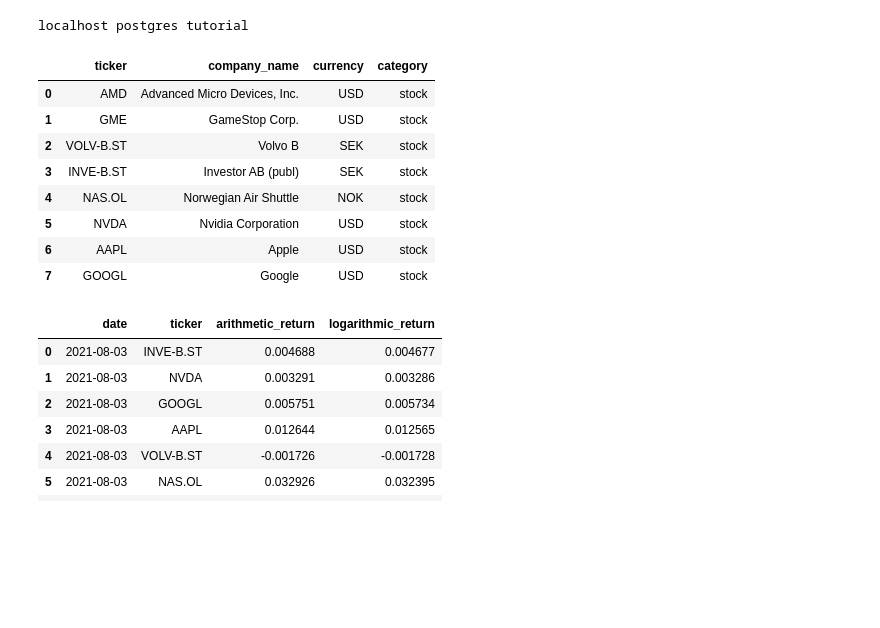
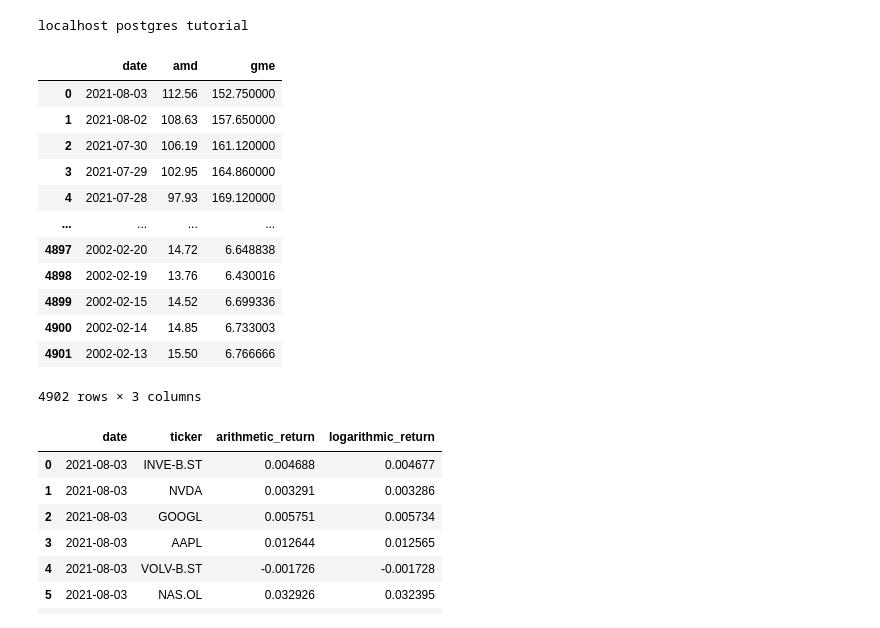
Before and after one commit to ErikLundin98/Finance_Screener, a Jupyter notebook: server/portfolio_testing.ipynb, the cells around one changed output. Cells and saved outputs as stored; diff of their text form; code cells hidden in the pictures; blank space fills up the shorter version.

```diff
--- a/server/portfolio_testing.ipynb
+++ b/server/portfolio_testing.ipynb
@@ -8,16 +8,22 @@ localhost postgres tutorial
 # %%
 # load tickers to include in portfolio
 dm.query_df('SELECT * FROM used_tickers')
+
+dm.query_df(dm.data_query('SELECT iterate_test()')[0][0])
 # %% [output]
-|  | ticker | company_name | currency | category |
-| 0 | AMD | Advanced Micro Devices, Inc. | USD | stock |
-| 1 | GME | GameStop Corp. | USD | stock |
-| 2 | VOLV-B.ST | Volvo B | SEK | stock |
-| 3 | INVE-B.ST | Investor AB (publ) | SEK | stock |
-| 4 | NAS.OL | Norwegian Air Shuttle | NOK | stock |
-| 5 | NVDA | Nvidia Corporation | USD | stock |
-| 6 | AAPL | Apple | USD | stock |
-| 7 | GOOGL | Google | USD | stock |
+|  | date | amd | gme |
+| 0 | 2021-08-03 | 112.56 | 152.750000 |
+| 1 | 2021-08-02 | 108.63 | 157.650000 |
+| 2 | 2021-07-30 | 106.19 | 161.120000 |
+| 3 | 2021-07-29 | 102.95 | 164.860000 |
+| 4 | 2021-07-28 | 97.93 | 169.120000 |
+| ... | ... | ... | ... |
+| 4897 | 2002-02-20 | 14.72 | 6.648838 |
+| 4898 | 2002-02-19 | 13.76 | 6.430016 |
+| 4899 | 2002-02-15 | 14.52 | 6.699336 |
+| 4900 | 2002-02-14 | 14.85 | 6.733003 |
+| 4901 | 2002-02-13 | 15.50 | 6.766666 |
+4902 rows × 3 columns
 # %%
 dm.query_df('SELECT * FROM daily_returns ORDER BY date DESC LIMIT 10')
 # %% [output]
```
Also changed, not shown: parts of 2 cells of this notebook, 6 other files.
